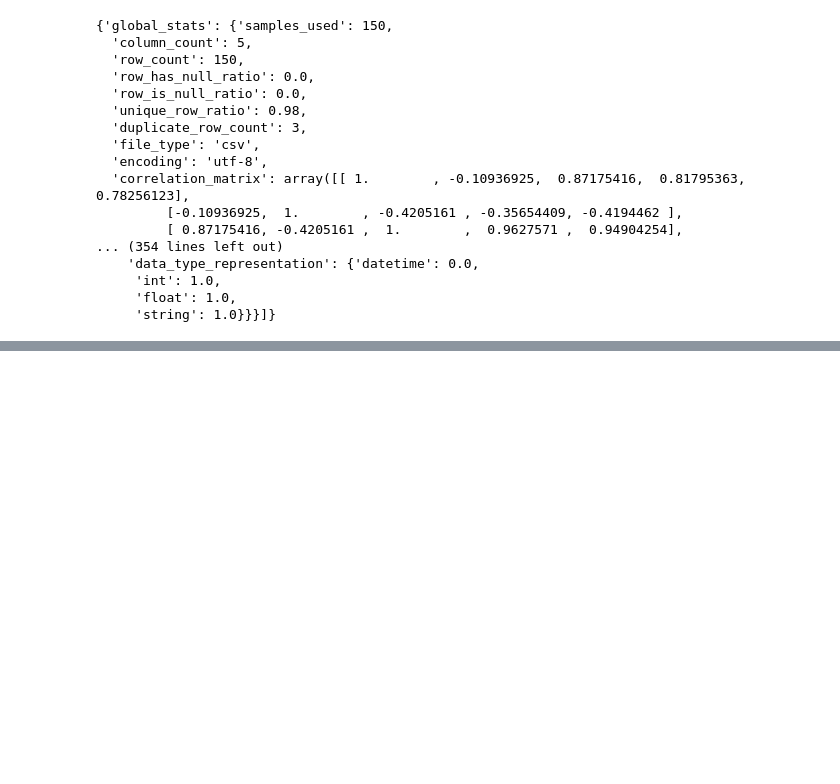
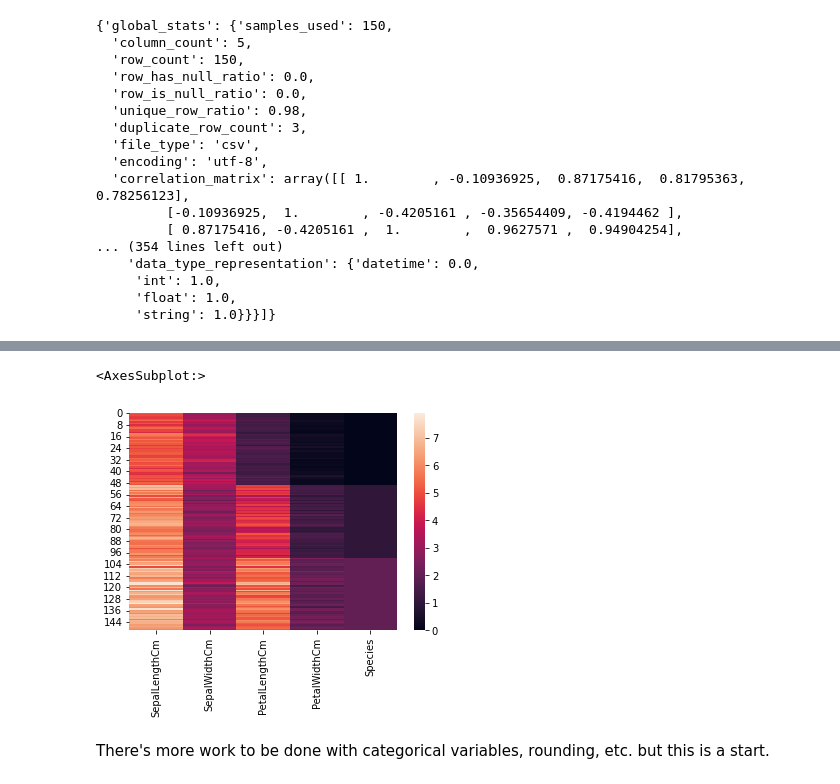
Before and after one commit to capitalone/synthetic-data, a Jupyter notebook: examples/generate_from_report.ipynb, the cells around one changed output, grey strips where cells are left out. Cells and saved outputs as stored; diff of their text form; code cells hidden in the pictures; blank space fills up the shorter version.

```diff
--- a/examples/generate_from_report.ipynb
+++ b/examples/generate_from_report.ipynb
@@ -77,0 +90,7 @@ x
+# %%
+sns.heatmap(pd.read_csv(data_path))
+# %% [output]
+<AxesSubplot:>
+[figure, added]
+# %% [markdown]
+There's more work to be done with categorical variables, rounding, etc. but this is a start.
```
Also changed, not shown: parts of 7 cells of this notebook.
